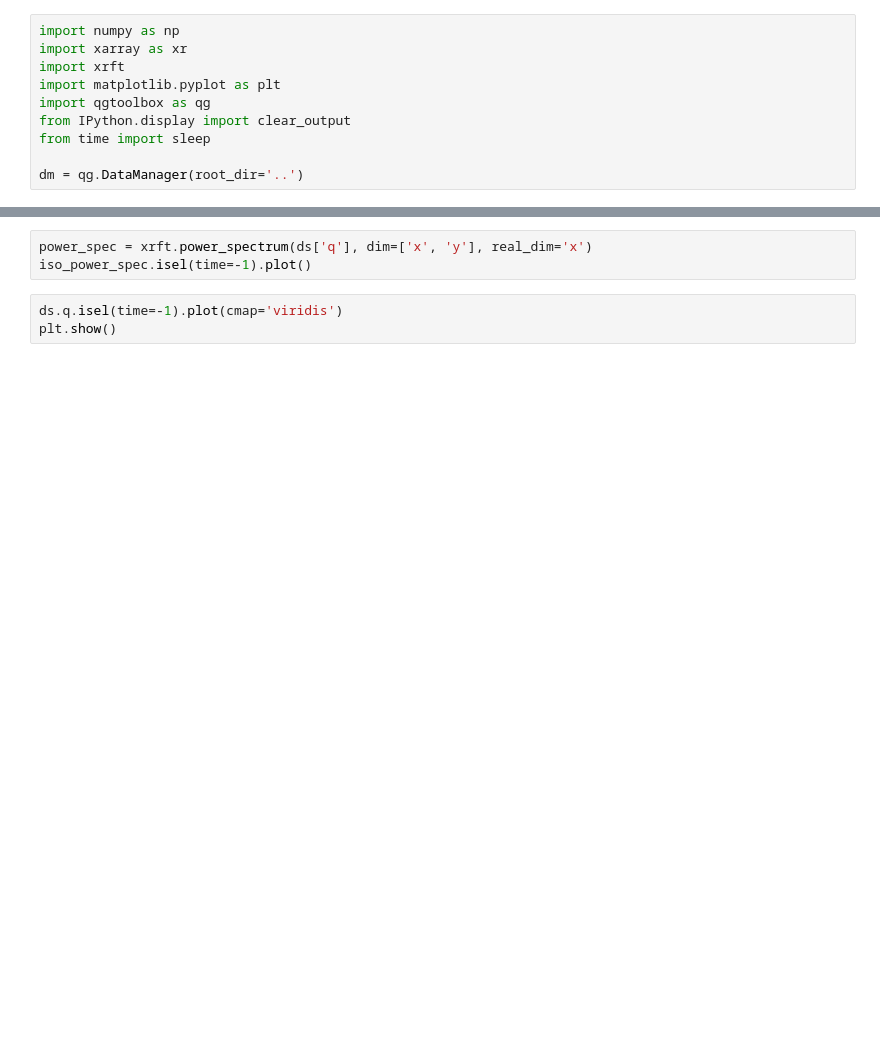
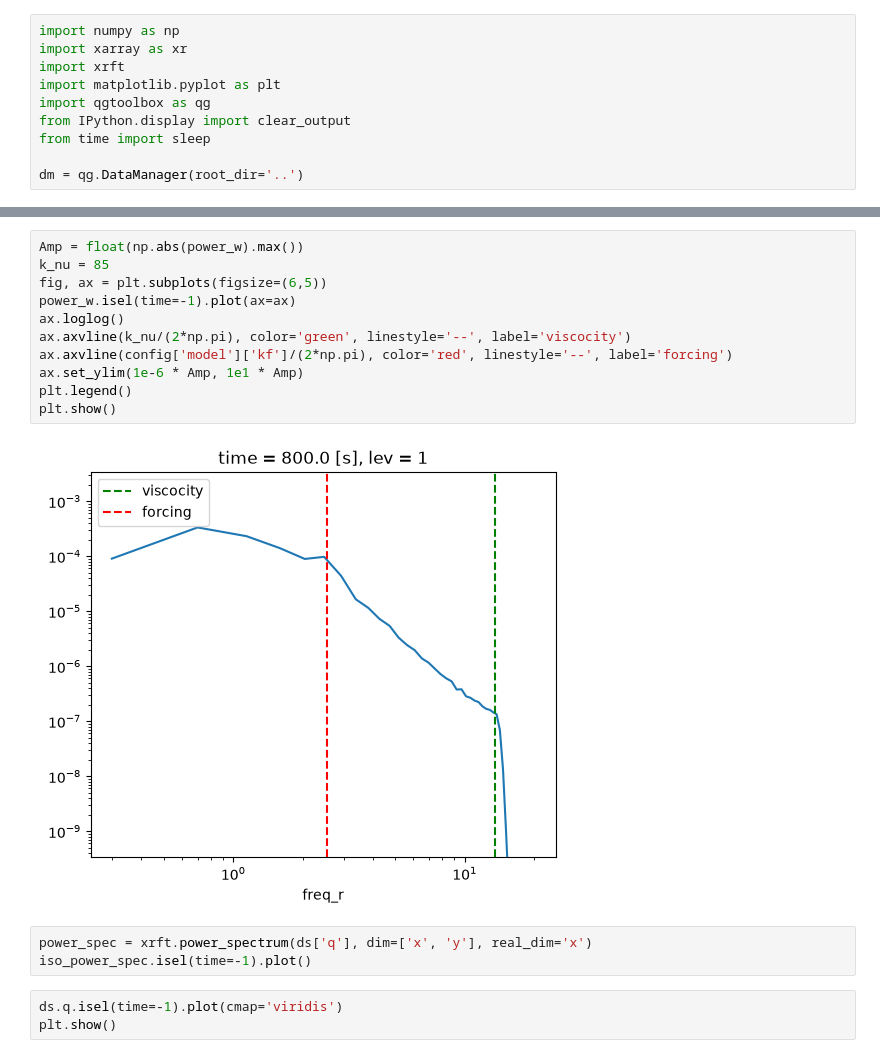
Before and after one commit to arikallis-j/wavelet-jet-analysis, a Jupyter notebook: research/analysis.ipynb, the cells around one changed output, grey strips where cells are left out. Cells and saved outputs as stored; diff of their text form; blank space fills up the shorter version.

```diff
--- a/research/analysis.ipynb
+++ b/research/analysis.ipynb
@@ -70,3 +105,16 @@ for k in range(n_frames):
+# %%
+Amp = float(np.abs(power_w).max())
+k_nu = 85
+fig, ax = plt.subplots(figsize=(6,5))
+power_w.isel(time=-1).plot(ax=ax)
+ax.loglog()
+ax.axvline(k_nu/(2*np.pi), color='green', linestyle='--', label='viscocity')
+ax.axvline(config['model']['kf']/(2*np.pi), color='red', linestyle='--', label='forcing')
+ax.set_ylim(1e-6 * Amp, 1e1 * Amp)
+plt.legend()
+plt.show()
+# %% [output]
+[figure, added]
 # %%
 power_spec = xrft.power_spectrum(ds['q'], dim=['x', 'y'], real_dim='x')
 iso_power_spec.isel(time=-1).plot()
```
Also changed, not shown: parts of 7 cells of this notebook, 34 other files.
